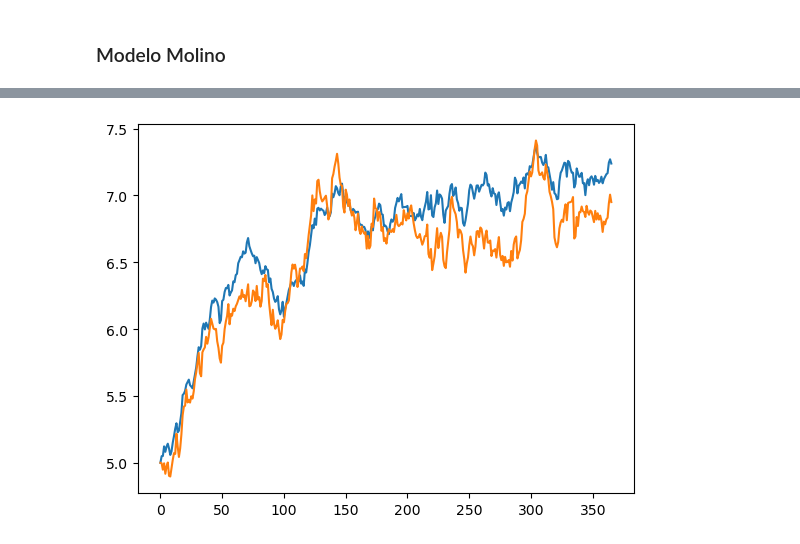
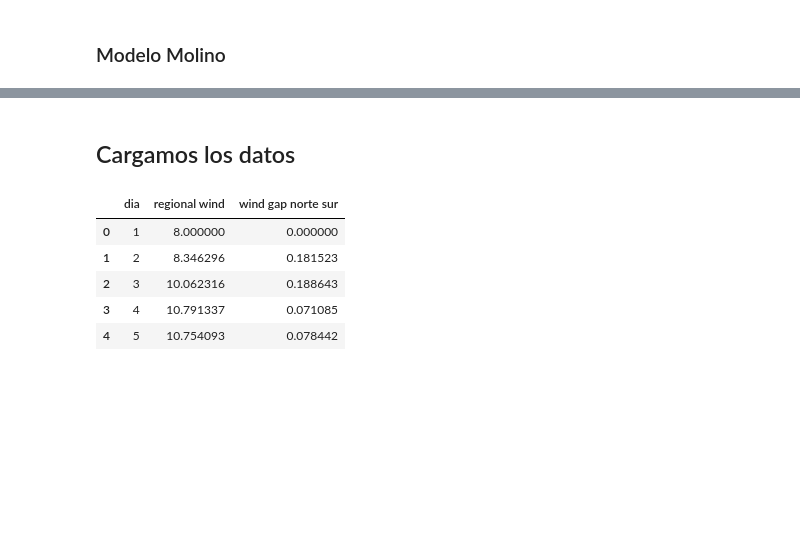
Before and after one commit to GuidoDSalem/TP---AplicacionesComputacionales, a Jupyter notebook: main.ipynb, the cells around one changed output, grey strips where cells are left out. Saved outputs shown, nothing was run; the diff lists cells and outputs as text; code cells hidden in the pictures; blank space fills up the shorter version.

```diff
--- a/main.ipynb
+++ b/main.ipynb
@@ -69,10 +62,17 @@ def simulateTripNorteSUr():
 
     return tripNorte, tripSur
-# %%
-tripNorte, tripSur = simulateTripNorteSUr()
-
-plt.plot(tripNorte)
-plt.plot(tripSur)
-plt.show()
-# %% [output]
-[figure, removed]
+# %% [markdown]
+## Cargamos los datos
+# %%
+import pandas as pd
+
+data = pd.read_excel("Wind data for TP1.xlsx")
+
+data.head()
+# %% [output]
+|  | dia | regional wind | wind gap norte sur |
+| 0 | 1 | 8.000000 | 0.000000 |
+| 1 | 2 | 8.346296 | 0.181523 |
+| 2 | 3 | 10.062316 | 0.188643 |
+| 3 | 4 | 10.791337 | 0.071085 |
+| 4 | 5 | 10.754093 | 0.078442 |
```
Also changed, not shown: parts of 15 cells of this notebook, 1 other file.
